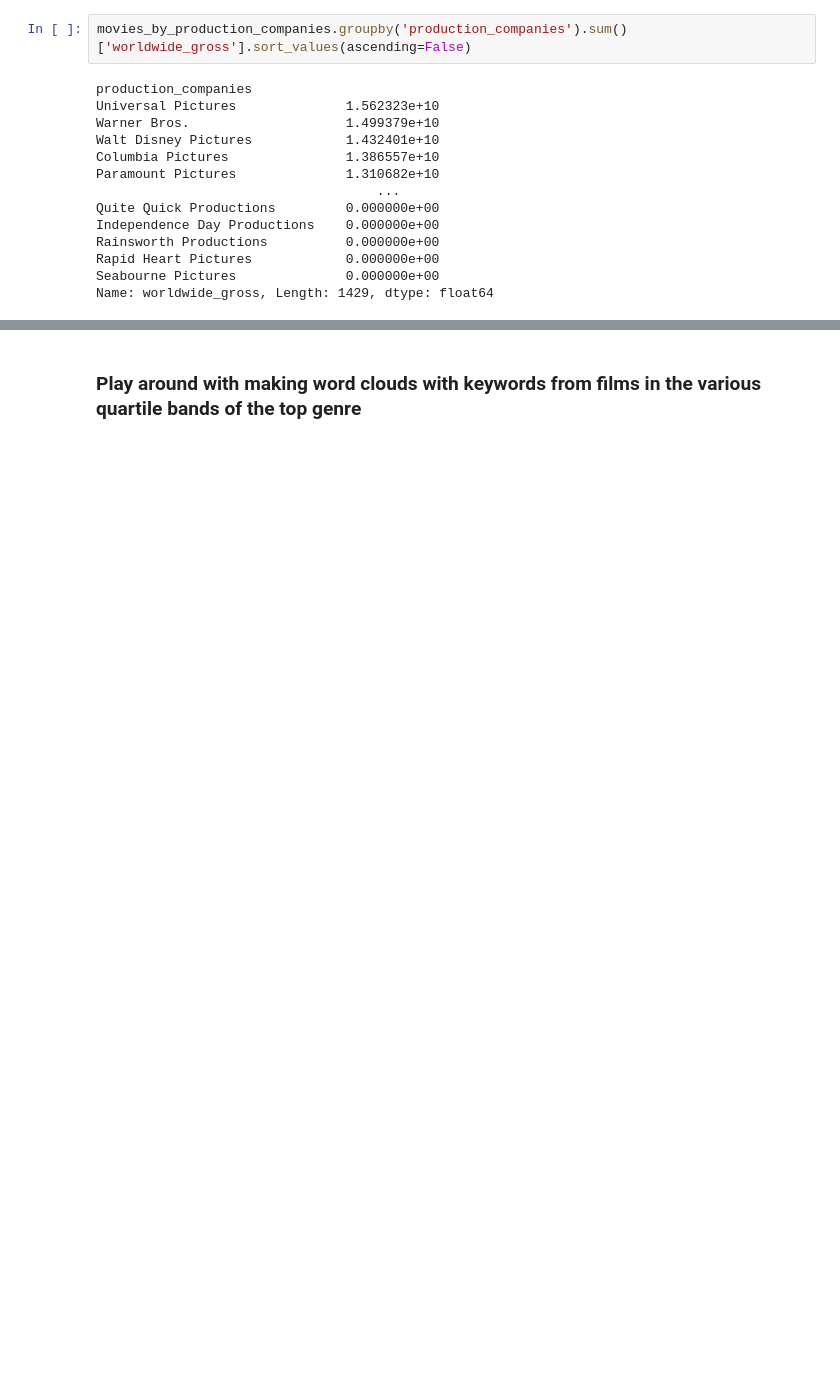
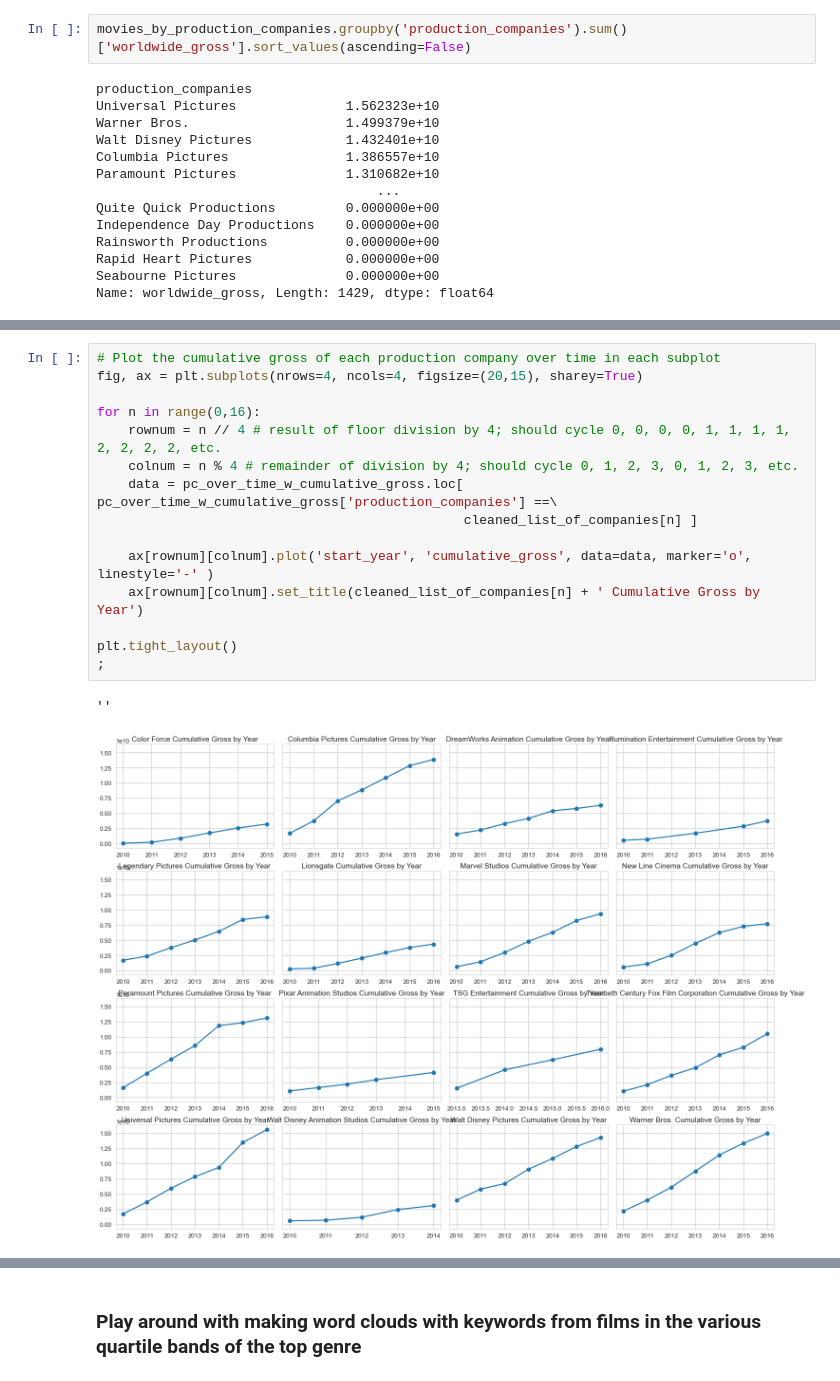
Before and after one commit to ran0027/microsoft_movie_analysis, a Jupyter notebook: Presentation.ipynb, the cells around one changed output, grey strips where cells are left out. Cells and saved outputs as stored; diff of their text form; blank space fills up the shorter version.

```diff
--- a/Presentation.ipynb
+++ b/Presentation.ipynb
@@ -1200,0 +1391,18 @@ ax.plot('start_year', 'gross_per_year', data=data, marker='o');
+# %%
+# Plot the cumulative gross of each production company over time in each subplot
+fig, ax = plt.subplots(nrows=4, ncols=4, figsize=(20,15), sharey=True)
+
+for n in range(0,16):
+    rownum = n // 4 # result of floor division by 4; should cycle 0, 0, 0, 0, 1, 1, 1, 1, 2, 2, 2, 2, etc.
+    colnum = n % 4 # remainder of division by 4; should cycle 0, 1, 2, 3, 0, 1, 2, 3, etc.
+    data = pc_over_time_w_cumulative_gross.loc[ pc_over_time_w_cumulative_gross['production_companies'] ==\
+                                               cleaned_list_of_companies[n] ]
+
+    ax[rownum][colnum].plot('start_year', 'cumulative_gross', data=data, marker='o', linestyle='-' )
+    ax[rownum][colnum].set_title(cleaned_list_of_companies[n] + ' Cumulative Gross by Year')
+
+plt.tight_layout()
+;
+# %% [output]
+''
+[figure, added]
```
Also changed, not shown: parts of 204 cells of this notebook.
